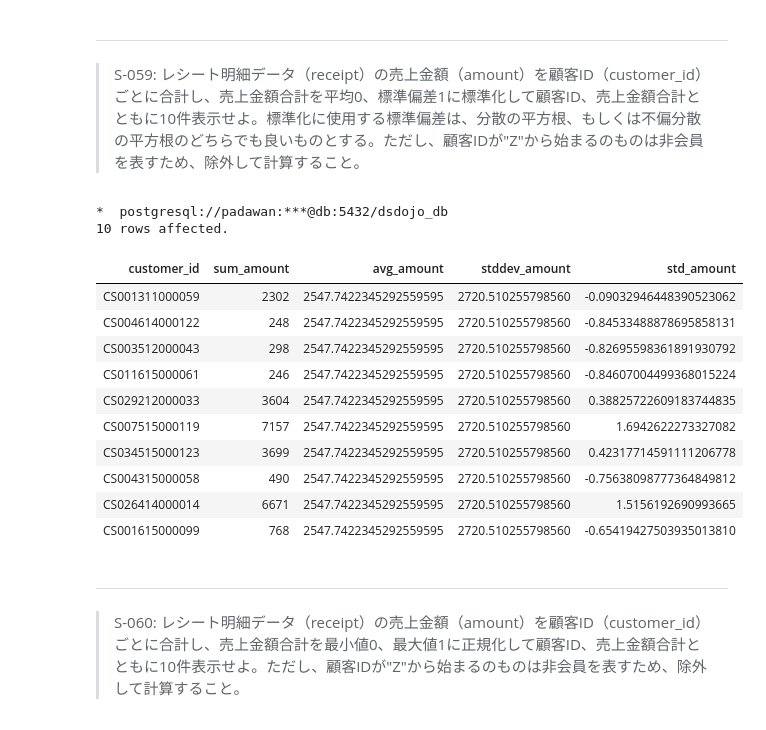
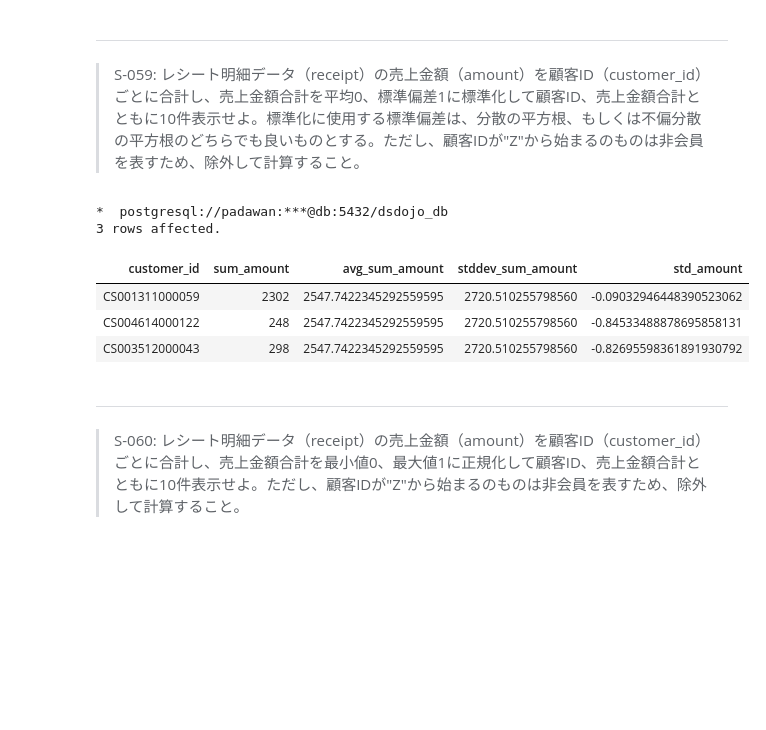
Before and after one commit to palakpaneerer/100knocks-preprocess, a Jupyter notebook: docker/work/preprocess_knock_SQL.ipynb, the cells around one changed output. Cells and saved outputs as stored; diff of their text form; code cells hidden in the pictures; blank space fills up the shorter version.

```diff
--- a/docker/work/preprocess_knock_SQL.ipynb
+++ b/docker/work/preprocess_knock_SQL.ipynb
@@ -1803,54 +1767,43 @@ LIMIT
 > S-059: レシート明細データ（receipt）の売上金額（amount）を顧客ID（customer_id）ごとに合計し、売上金額合計を平均0、標準偏差1に標準化して顧客ID、売上金額合計とともに10件表示せよ。標準化に使用する標準偏差は、分散の平方根、もしくは不偏分散の平方根のどちらでも良いものとする。ただし、顧客IDが"Z"から始まるのものは非会員を表すため、除外して計算すること。
 # %%
 %%sql
-
---customer_idごとにamountを集計, 非会員は除外
---statsで統計値集計
---各customer_idのamountを標準化
 
 WITH sales_amount AS (
     SELECT
         customer_id,
         SUM(amount) AS sum_amount
     FROM
         receipt
     WHERE
         customer_id NOT LIKE 'Z%'
     GROUP BY
         customer_id
 ), stats_tbl AS (
     SELECT
-        AVG(sum_amount) AS avg_amount,
-        STDDEV_POP(sum_amount) AS stddev_amount
+        AVG(sum_amount) AS avg_sum_amount,
+        STDDEV_POP(sum_amount) AS stddev_sum_amount
     FROM
         sales_amount
 )
 SELECT
     sa.customer_id,
     sa.sum_amount,
-    st.avg_amount,
-    st.stddev_amount,
-    (sa.sum_amount - st.avg_amount) / st.stddev_amount AS std_amount
+    st.avg_sum_amount,
+    st.stddev_sum_amount,
+    (sa.sum_amount - st.avg_sum_amount) * 1.0 / st.stddev_sum_amount AS std_amount
 FROM
     sales_amount sa
 CROSS JOIN
     stats_tbl st
 LIMIT
-    10;
+    3;
 # %% [output]
 *  postgresql://padawan:***@db:5432/dsdojo_db
-10 rows affected.
+3 rows affected.
-| customer_id | sum_amount | avg_amount | stddev_amount | std_amount |
+| customer_id | sum_amount | avg_sum_amount | stddev_sum_amount | std_amount |
 | CS001311000059 | 2302 | 2547.7422345292559595 | 2720.510255798560 | -0.09032946448390523062 |
 | CS004614000122 | 248 | 2547.7422345292559595 | 2720.510255798560 | -0.84533488878695858131 |
 | CS003512000043 | 298 | 2547.7422345292559595 | 2720.510255798560 | -0.82695598361891930792 |
-| CS011615000061 | 246 | 2547.7422345292559595 | 2720.510255798560 | -0.84607004499368015224 |
-| CS029212000033 | 3604 | 2547.7422345292559595 | 2720.510255798560 | 0.38825722609183744835 |
-| CS007515000119 | 7157 | 2547.7422345292559595 | 2720.510255798560 | 1.6942622273327082 |
-| CS034515000123 | 3699 | 2547.7422345292559595 | 2720.510255798560 | 0.42317714591111206778 |
-| CS004315000058 | 490 | 2547.7422345292559595 | 2720.510255798560 | -0.75638098777364849812 |
-| CS026414000014 | 6671 | 2547.7422345292559595 | 2720.510255798560 | 1.5156192690993665 |
-| CS001615000099 | 768 | 2547.7422345292559595 | 2720.510255798560 | -0.65419427503935013810 |
 # %% [markdown]
 ---
 > S-060: レシート明細データ（receipt）の売上金額（amount）を顧客ID（customer_id）ごとに合計し、売上金額合計を最小値0、最大値1に正規化して顧客ID、売上金額合計とともに10件表示せよ。ただし、顧客IDが"Z"から始まるのものは非会員を表すため、除外して計算すること。
```
Also changed, not shown: parts of 21 cells of this notebook.
